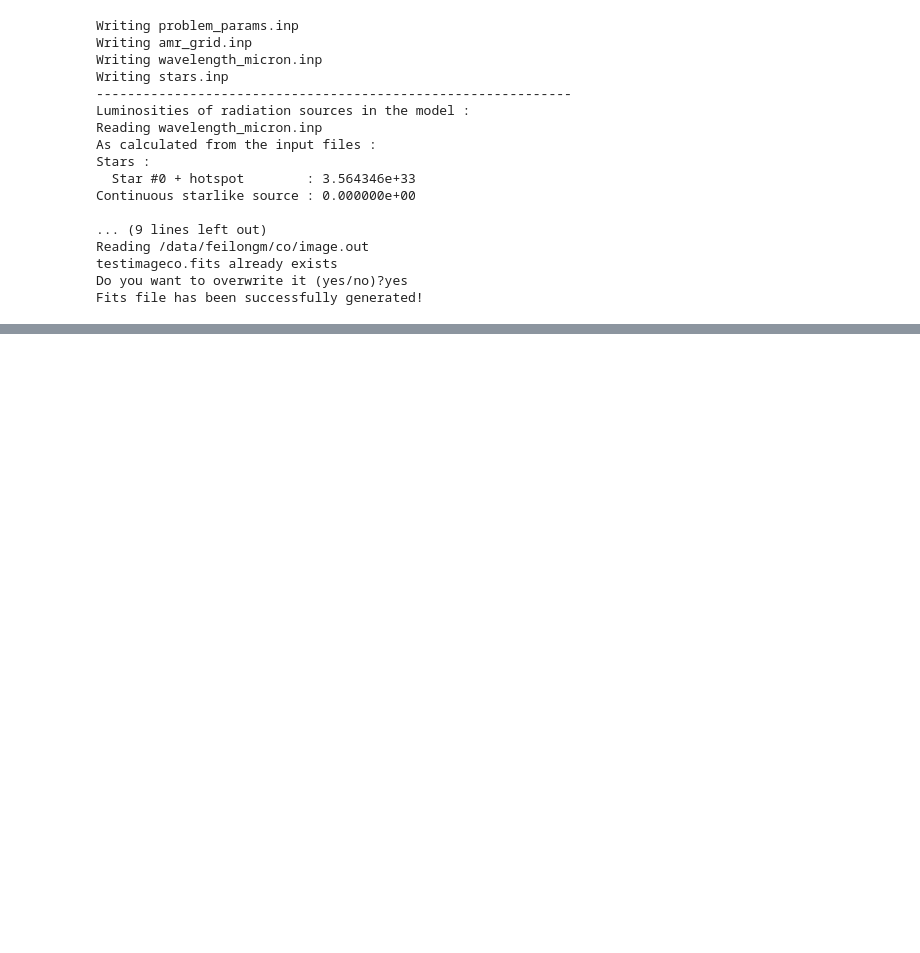
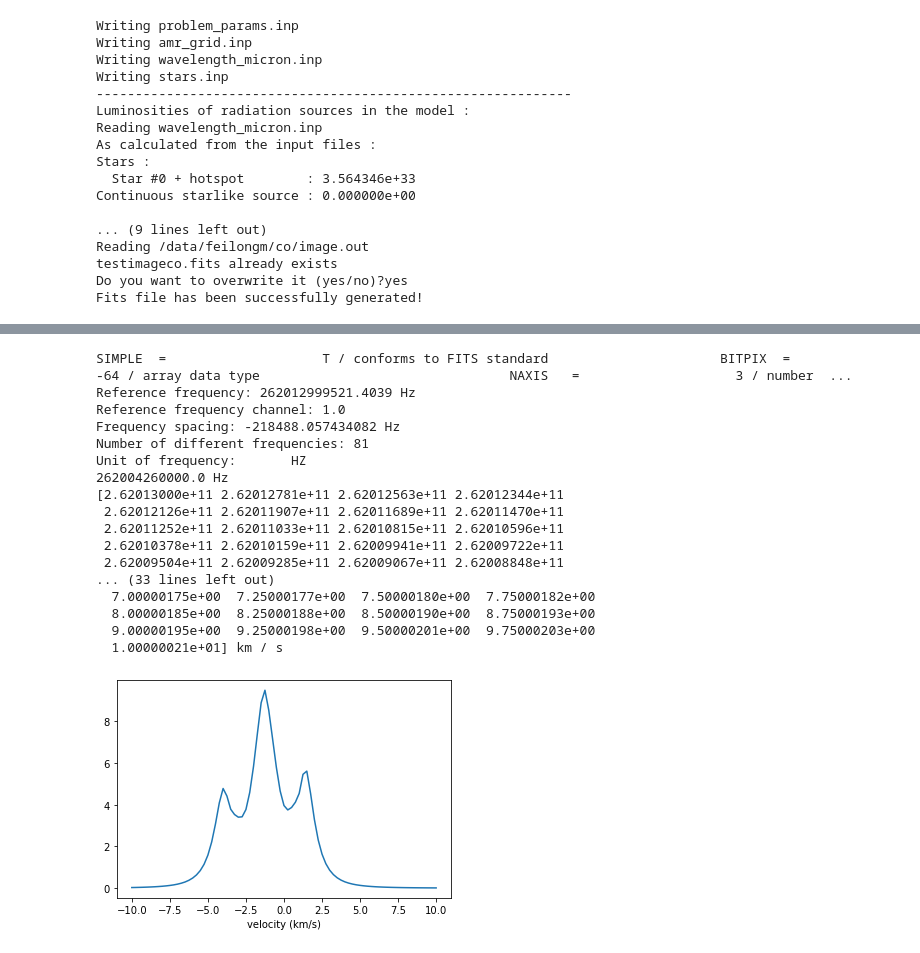
Before and after one commit to feilongm/Notebooks, a Jupyter notebook: notebooks/May_10.ipynb, the cells around one changed output, grey strips where cells are left out. Cells and saved outputs as stored; diff of their text form; code cells hidden in the pictures; blank space fills up the shorter version.

```diff
--- a/notebooks/May_10.ipynb
+++ b/notebooks/May_10.ipynb
@@ -375,0 +452,64 @@ FileNotFoundError: [Errno 2] No such file or directory: '/data/feilongm/c2h/imag
+# %%
+HD163296_test_file = "/data/feilongm/c2h/testimagec2h.fits"
+
+HD163296_testcube = fits.open(HD163296_test_file)[0]
+
+data = HD163296_testcube.data
+data = np.squeeze(data)
+spectrum = np.sum(data, axis=(1,2))
+
+header = HD163296_testcube.header
+print(header)
+
+print("Reference frequency:",header['CRVAL3'] * u.Hz)
+print("Reference frequency channel:",header['CRPIX3'])
+print("Frequency spacing:",header['CDELT3'] * u.Hz)
+print("Number of different frequencies:",header['NAXIS3'])
+print("Unit of frequency:",header['CUNIT3'])
+RESTFRQ = 262.00426 * 10**9 *u.Hz
+print(RESTFRQ)
+numchannels = header['NAXIS3']
+
+FrequencySpacing = header['CDELT3'] * u.Hz
+ReferenceFrequency = header['CRVAL3'] * u.Hz
+NumFreq = np.arange(start=1, stop=82, step=1)
+RestFreq = RESTFRQ
+c = 299792.458 * u.km / u.s
+
+def FrequenciesOnDifferentChannals(FrequencySpacing, ReferenceFrequency, NumFreq):
+    Freq = ReferenceFrequency + (NumFreq - 1) * FrequencySpacing
+    return Freq
+
+ResultReferenceFreq = FrequenciesOnDifferentChannals(FrequencySpacing, ReferenceFrequency, NumFreq)
+
+print(ResultReferenceFreq)
+
+def ConvertingUnits(ResultReferenceFreq, RestFreq):
+    ConvertingUnits = c * (RestFreq - ResultReferenceFreq) / RestFreq
+    return ConvertingUnits
+
+resultVelocity = ConvertingUnits(ResultReferenceFreq, RestFreq)
+print(resultVelocity)
+
+plt.plot(resultVelocity, spectrum)
+plt.xlabel('velocity (km/s)')
+plt.show()
+# %% [output]
+SIMPLE  =                    T / conforms to FITS standard                      BITPIX  =                  -64 / array data type                                NAXIS   =                    3 / number  ...
+Reference frequency: 262012999521.4039 Hz
+Reference frequency channel: 1.0
+Frequency spacing: -218488.057434082 Hz
+Number of different frequencies: 81
+Unit of frequency:       HZ
+262004260000.0 Hz
+[2.62013000e+11 2.62012781e+11 2.62012563e+11 2.62012344e+11
+ 2.62012126e+11 2.62011907e+11 2.62011689e+11 2.62011470e+11
+ 2.62011252e+11 2.62011033e+11 2.62010815e+11 2.62010596e+11
+ 2.62010378e+11 2.62010159e+11 2.62009941e+11 2.62009722e+11
+ 2.62009504e+11 2.62009285e+11 2.62009067e+11 2.62008848e+11
+... (33 lines left out)
+  7.00000175e+00  7.25000177e+00  7.50000180e+00  7.75000182e+00
+  8.00000185e+00  8.25000188e+00  8.50000190e+00  8.75000193e+00
+  9.00000195e+00  9.25000198e+00  9.50000201e+00  9.75000203e+00
+  1.00000021e+01] km / s
+[figure, added]
```
Also changed, not shown: parts of 5 cells of this notebook.
